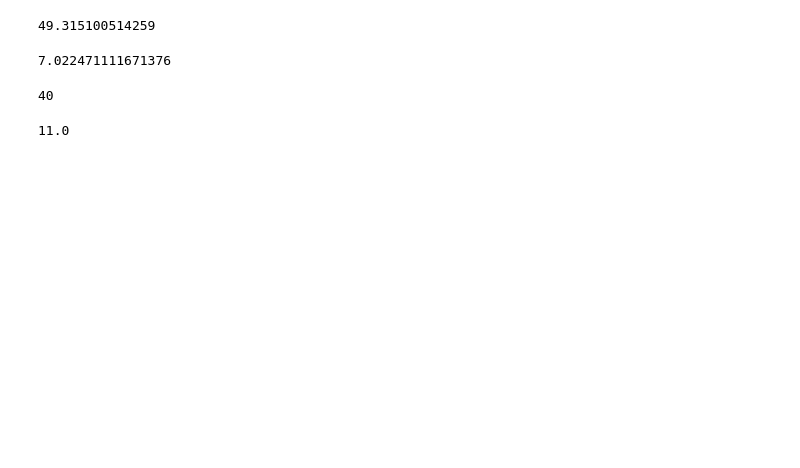
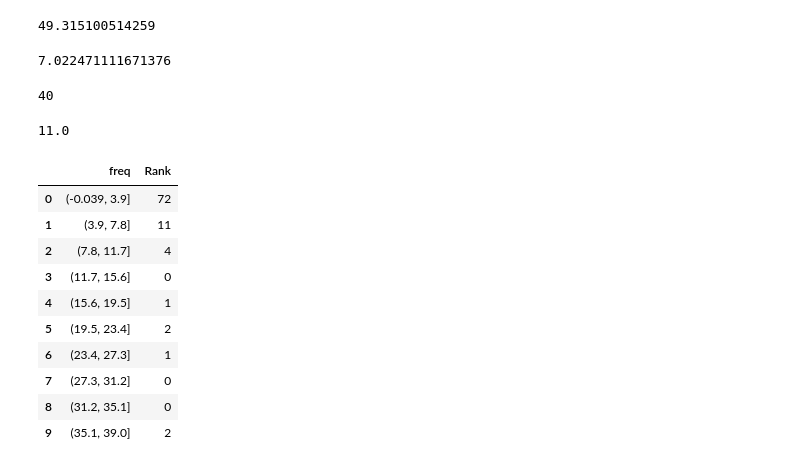
Before and after one commit to prisqia/EDA-Olympics-2021, a Jupyter notebook: EDA_Olympics_2021.ipynb, the cells around one changed output. Drawn from its saved outputs; the diff is of its cells as text; code cells hidden in the pictures; blank space fills up the shorter version.

```diff
--- a/EDA_Olympics_2021.ipynb
+++ b/EDA_Olympics_2021.ipynb
@@ -123,3 +137,19 @@ q3 = np.percentile(df_medals["Total"], 75)
 q3
 # %% [output]
 11.0
+# %%
+frequency_table = df_medals.copy()
+frequency_table["freq"] = pd.cut(df_medals["Gold"], 10)
+frequency_table.groupby("freq")["Rank"].count().reset_index() # Creates a frequency table of values based on the specified series and segment number
+# %% [output]
+|  | freq | Rank |
+| 0 | (-0.039, 3.9] | 72 |
+| 1 | (3.9, 7.8] | 11 |
+| 2 | (7.8, 11.7] | 4 |
+| 3 | (11.7, 15.6] | 0 |
+| 4 | (15.6, 19.5] | 1 |
+| 5 | (19.5, 23.4] | 2 |
+| 6 | (23.4, 27.3] | 1 |
+| 7 | (27.3, 31.2] | 0 |
+| 8 | (31.2, 35.1] | 0 |
+| 9 | (35.1, 39.0] | 2 |
```
Also changed, not shown: parts of 11 cells of this notebook.
